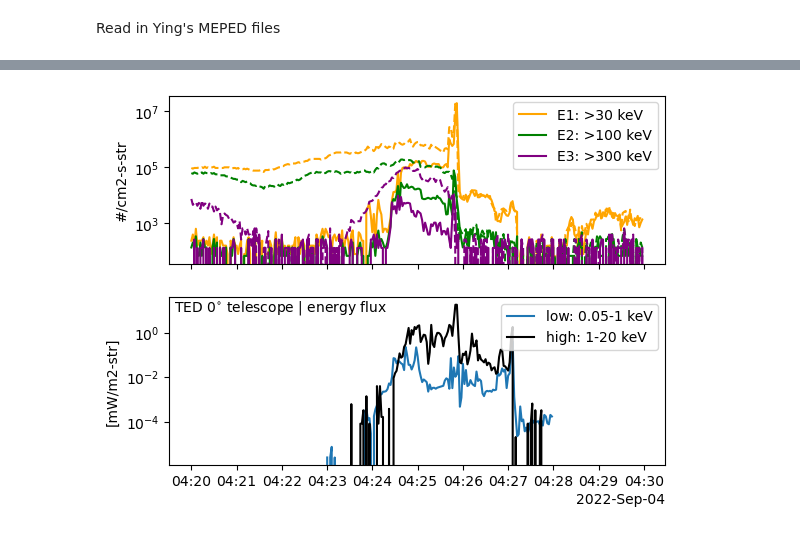
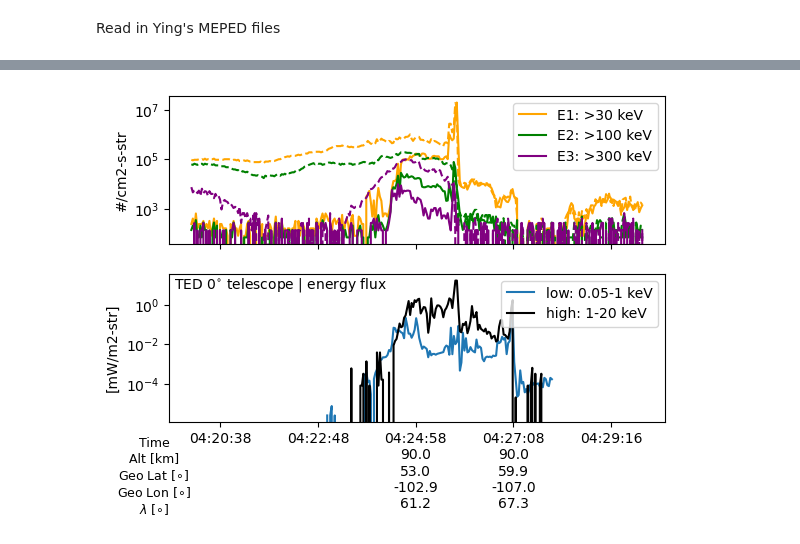
Before and after one commit to mshumko/elfinasi, a Jupyter notebook: src/20240904_substorm_study/20220904_0425_trex_poes_conjunction.ipynb, the cells around one changed output, grey strips where cells are left out. Cells and saved outputs as stored; diff of their text form; code cells hidden in the pictures.

Commit message:
Small bug fix in Fig. 2 and added AACGM mlat to POES plot.

```diff
--- a/src/20240904_substorm_study/20220904_0425_trex_poes_conjunction.ipynb
+++ b/src/20240904_substorm_study/20220904_0425_trex_poes_conjunction.ipynb
@@ -66,4 +67,23 @@ ephemeris_df = pd.DataFrame(
     }
 )
 mapped_ephemeris = map_poes(ephemeris_df, alt=alt)
+
+aacgm_lats = aacgmv2.convert_latlon_arr(
+        ephemeris_df.lat,
+        ephemeris_df.lon,
+        ephemeris_df.alt,
+        pd.to_datetime(ephemeris_df.index).to_pydatetime()[0],
+        method_code="G2A",
+    )[0]
+mapped_ephemeris['mlat'] = aacgm_lats
+
+manylabels_data = pd.DataFrame(
+    index=mapped_ephemeris.index,
+    data={
+        'Alt [km]':mapped_ephemeris.alt,
+        f'Geo Lat [$\\circ$]':mapped_ephemeris.lat,
+        f'Geo Lon [$\\circ$]':mapped_ephemeris.lon,
+        f'$\\lambda$ [$\\circ$]':mapped_ephemeris.mlat.astype(np.float32),
+        }
+).round(2)
 # %%
@@ -109,24 +145,28 @@ ted_low_0tel = pyspedas.data_quants['ted_ele_tel0_low_eflux']
 # %%
 fig, bx = plt.subplots(2, 1, sharex=True)
 colors = ('orange', 'green', 'purple', 'black')
 for _channel, color, energy_label in zip(meped_energy_channels, colors, meped_energy_labels):
     # Pick out fluxes for that energy channel
     flux_0deg = meped_df[meped_df['energy_keV'] == _channel]['flux_at_tel0']
     flux_90deg = meped_df[meped_df['energy_keV'] == _channel]['flux_at_tel90']
     bx[0].plot(flux_0deg.index, flux_0deg, color=color, label=f'{energy_label} keV')
     bx[0].plot(flux_90deg.index, flux_90deg, color=color, ls='--')
 
 bx[1].plot(ted_low_0tel.time, ted_low_0tel.values, label='low: 0.05-1 keV')
 bx[1].plot(ted_high_0tel.time, ted_high_0tel.values, c='k', label='high: 1-20 keV')
 bx[1].text(0.01, 0.99, f'TED $0^{{\\circ}}$ telescope | energy flux', va='top', transform=bx[1].transAxes)
 bx[0].set_yscale('log')
 bx[0].set_ylabel(meped_flux_units)
 bx[1].set_yscale('log')
 bx[1].set_ylabel(ted_high_0tel.plot_options['yaxis_opt']['axis_subtitle'])
 bx[0].legend();
 bx[1].legend(loc=1);
+manylabels.ManyLabels(bx[1], manylabels_data)
+bx[1].xaxis.label.set_size(9)
+bx[1].xaxis.set_label_coords(-0.03, -0.02*(1+len(manylabels_data.columns)))
+bx[1].xaxis.set_major_locator(plt.MaxNLocator(7))
 # %% [output]
-[figure, old version]
+[figure, new version]
 # %%
 asis = asilib.Imagers(
         [asilib.asi.trex_rgb(location_code=location_code, time=time_range[0], alt=alt)
```
Also changed, not shown: parts of 7 cells of this notebook, 9 other files.
